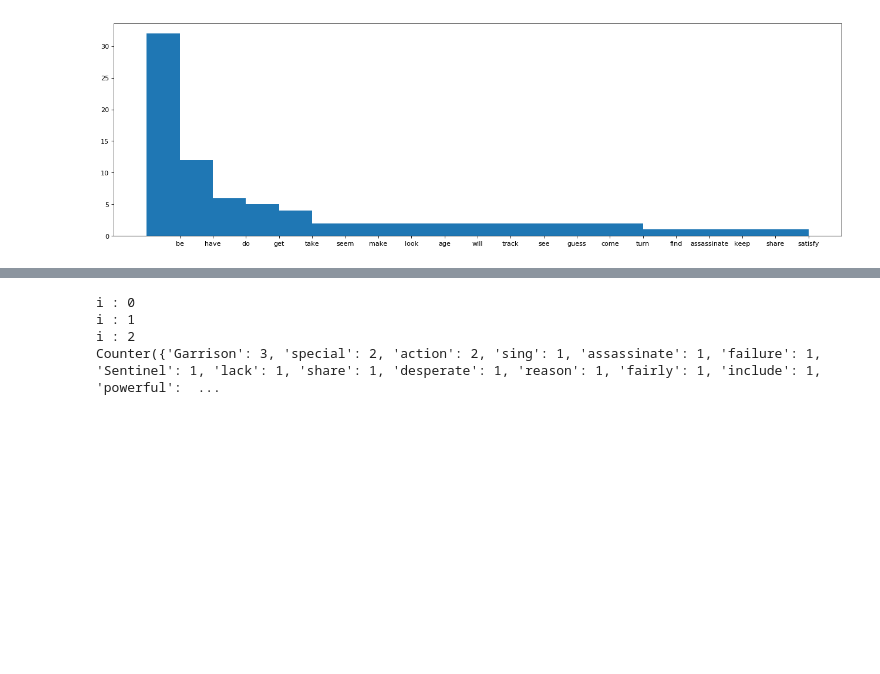
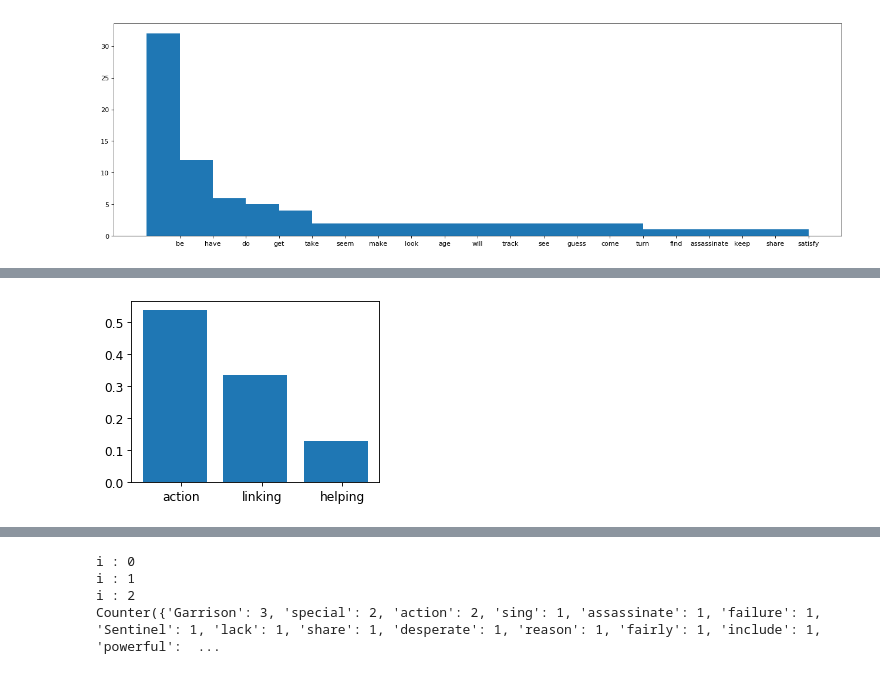
Before and after one commit to lucerne/com_metrics_chatbot, a Jupyter notebook: code/analysis/analyze_aclImdb.ipynb, the cells around one changed output, grey strips where cells are left out. Saved outputs shown, nothing was run; the diff lists cells and outputs as text; code cells hidden in the pictures; blank space fills up the shorter version.

```diff
--- a/code/analysis/analyze_aclImdb.ipynb
+++ b/code/analysis/analyze_aclImdb.ipynb
@@ -630,15 +692,42 @@ TypeError: object of type 'NoneType' has no len()
 # %%
+'''
+Verb category histogram
+'''
+read_files = glob.glob(exampleDir + '*.txt')
+
+i = 0
+countersAct = []
+countersLink = []
+countersHelp = []
+countersHM = []
+
 szAct = []
 szLink = []
 szHelp = []
 szHM = []
-for i in range(len(countersAct)):
-    a = countersAct[i]
-    b = countersLink[i]
-    c = countersHelp[i]
-    d = countersHM[i]
 
-    szAct.append(sum(a.values()))
-    szLink.append(sum(b.values()))
-    szHelp.append(sum(c.values()))
-    szHM.append(sum(d.values()))
+for infile in read_files:
+    with open(infile, 'r', errors='replace') as f:
+        text = f.read()
+        doc = nlp(text)
+        a, b, c, d = analyzeVerbs(doc)
+        countersAct.append(a)
+        countersLink.append(b)
+        countersHelp.append(c)
+        countersHM.append(d)
+
+        szAct.append(sum(a.values()))
+        szLink.append(sum(b.values()))
+        szHelp.append(sum(c.values()))
+        szHM.append(sum(d.values()))
+# %%
+x = np.array([sum(np.array(szAct)), sum(np.array(szLink)), sum(np.array(szHelp))])
+values = x*1.0/sum(x)
+labels = ["action", "linking", "helping"]
+indexes = np.arange(len(labels))
+plt.figure(num=None, figsize=(4, 3), dpi=80, facecolor='w', edgecolor='k')
+plt.bar(indexes, values, barwidth)
+plt.xticks(indexes + barwidth * 0.1, labels)
+plt.show()
+# %% [output]
+[figure, added]
```
Also changed, not shown: parts of 10 cells of this notebook, 1 other file.
